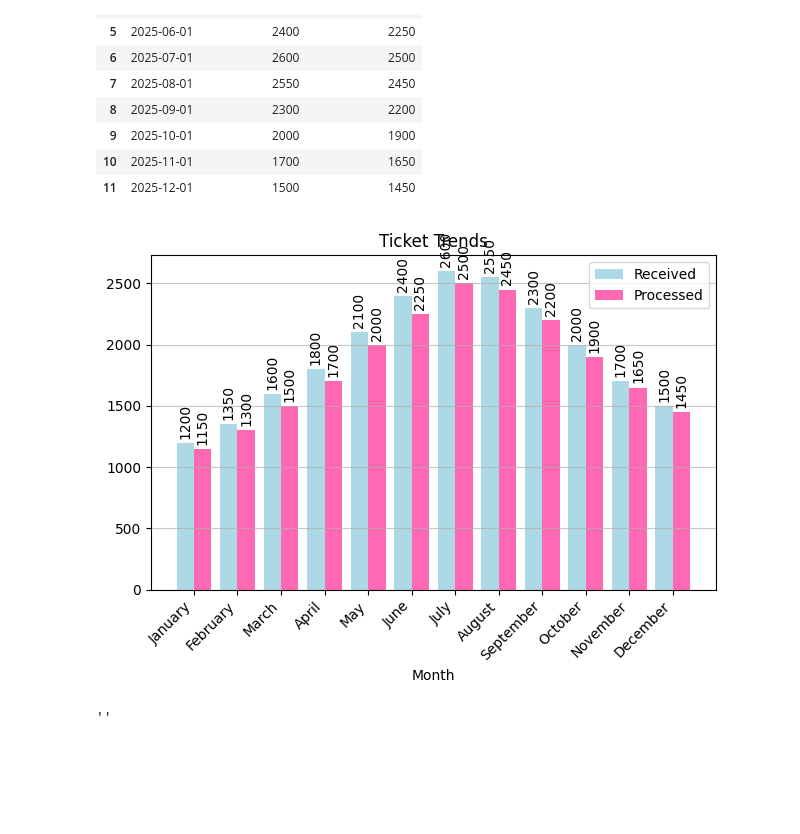
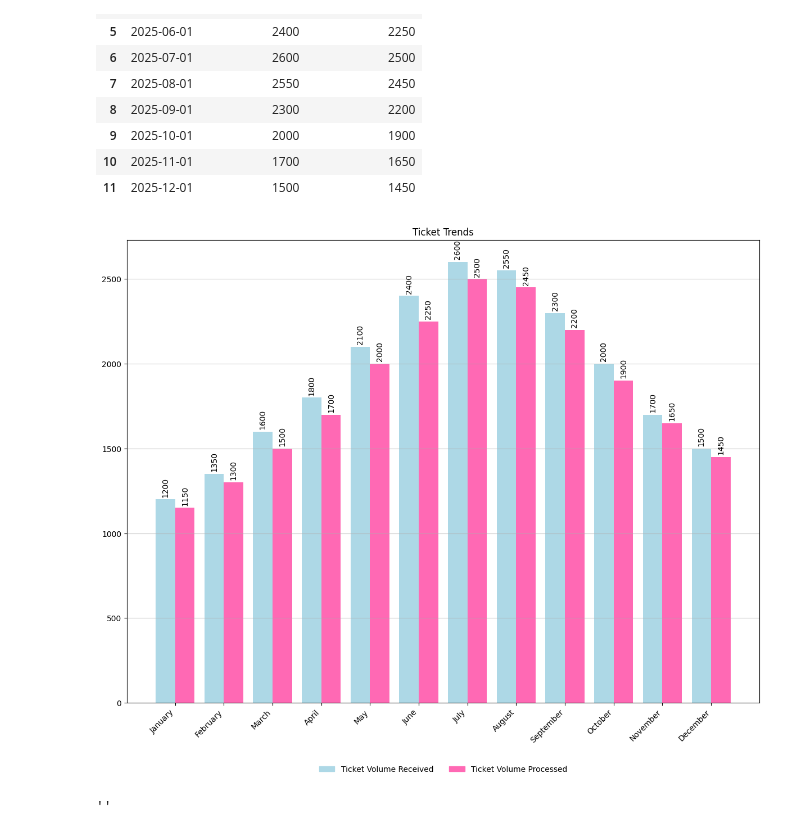
Before and after one commit to Haleymussary00/Module-B-semester-2, a Jupyter notebook: Week1.ipynb, the cells around one changed output. Cells and saved outputs as stored; diff of their text form; code cells hidden in the pictures; blank space fills up the shorter version.

```diff
--- a/Week1.ipynb
+++ b/Week1.ipynb
@@ -721,21 +723,37 @@ ticket_trend_df
 # %%
+# --- Replicating the Ticket Trend Graph from Storytelling with Data
+
+# Setting the size of the graph
+plt.figure(figsize=(12, 10))
+
+# Setting the x value and width of the graph
+x = np.arange(len(ticket_trend_df))
+width = 0.4
+
+# Plotting the two bars on the graph
 bars_received = plt.bar(x - width/2, ticket_trend_df['tickets_received'], width=width, label='Received', color='lightblue')
 bars_processed = plt.bar(x + width/2, ticket_trend_df['tickets_processed'], width=width, label='Processed', color='hotpink')
 
+# Setting the labels above the bars in the graph
 plt.bar_label(bars_received, padding=3, rotation=90)
 plt.bar_label(bars_processed, padding=3, rotation=90)
 
+# Plotting the Months along the x-axis
 plt.xticks(x, ticket_trend_df['date'].dt.strftime('%B'), rotation=45, ha='right')
 
-plt.xlabel('Month')
+# Setting the title and x-axis legend
 plt.title('Ticket Trends')
-plt.legend()
+received_patch = mpatches.Patch(color='lightblue', label='Ticket Volume Received')
+processed_patch = mpatches.Patch(color='hotpink', label='Ticket Volume Processed')
+plt.legend(handles=[received_patch, processed_patch], loc='upper center', bbox_to_anchor=(0.5, -0.12), ncol=2, frameon=False)
 
+# Setting horizontal lines on the graph
 plt.grid(axis='y', linestyle='-', alpha=0.7)
 
+# Ensuring the Graph layout is smooth and visualizing it
 plt.tight_layout()
 plt.show()
 ;
 # %% [output]
-[figure, old version]
+[figure, new version]
 ''
```
Also changed, not shown: parts of 1 cell of this notebook.
